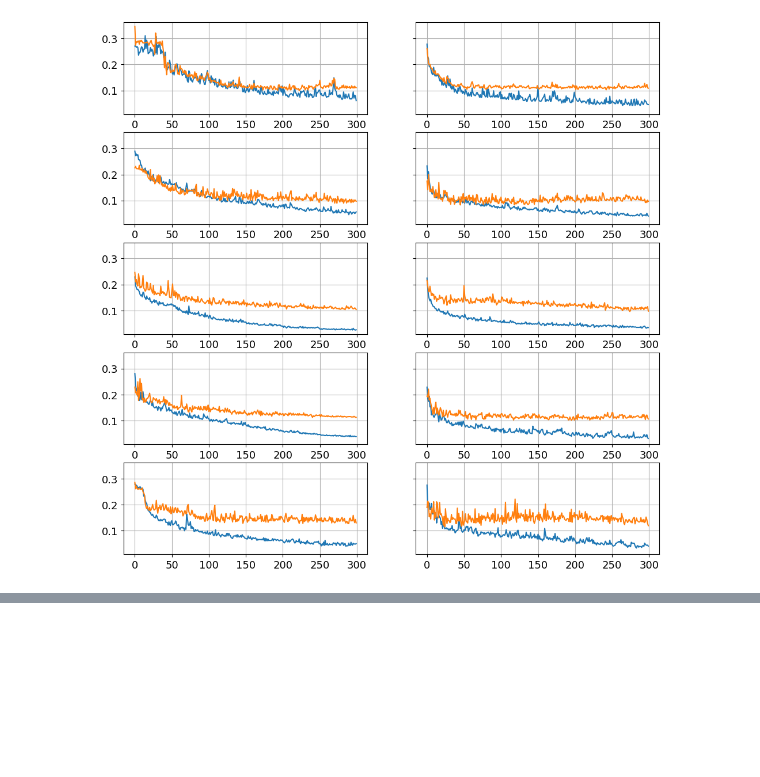
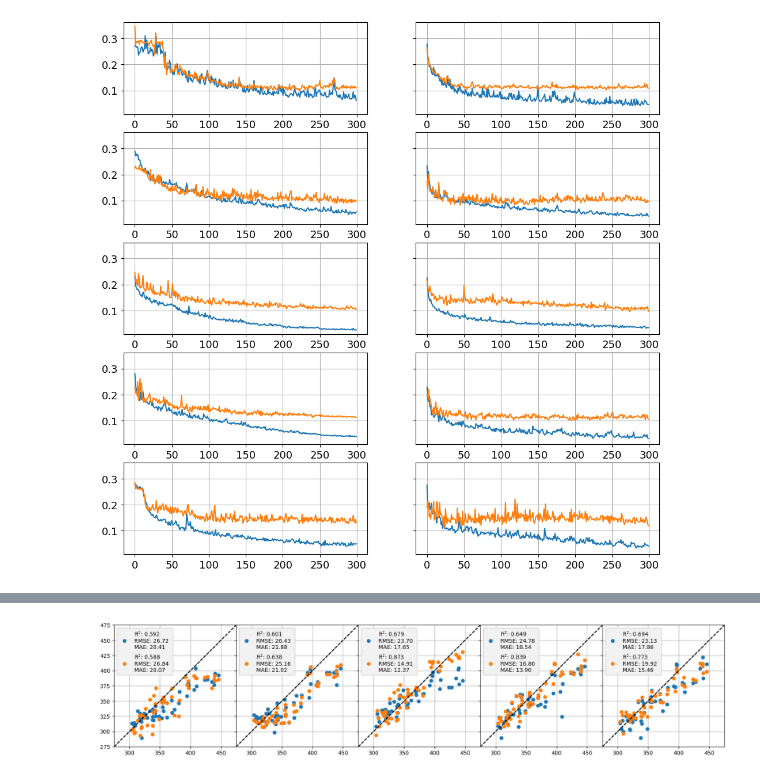
Before and after one commit to git-jhyang/KRICT_polymer, a Jupyter notebook: notebooks/output_finetune.ipynb, the cells around one changed output, grey strips where cells are left out. Drawn from its saved outputs; the diff is of its cells as text; code cells hidden in the pictures; blank space fills up the shorter version.

```diff
--- a/notebooks/output_finetune.ipynb
+++ b/notebooks/output_finetune.ipynb
@@ -799,0 +1052,15 @@ for ax in axs.reshape(-1): ax.grid('on')
+# %%
+import sys
+sys.path.append('..')
+from src.utils.visualization import plot_scatter
+
+f1, axs1 = plt.subplots(1,5,figsize=(20,4), sharex=True, sharey=True)
+for tune in ['scratch','finetune']:
+    for i in range(5):
+        plot_scatter(axs1[i], target=outputs['target']['exp'] + 273.15, pred=outputs[tune][i]['prediction']['exp'] + 273.15, xrange=[275, 475])
+for ax in axs1:
+    ax.grid()
+    ax.plot([300, 450], [300, 450], ls='--', color=[0,0,0], lw=0.6)
+f1.subplots_adjust(wspace=0)
+# %% [output]
+[figure, added]
```
Also changed, not shown: parts of 27 cells of this notebook.
